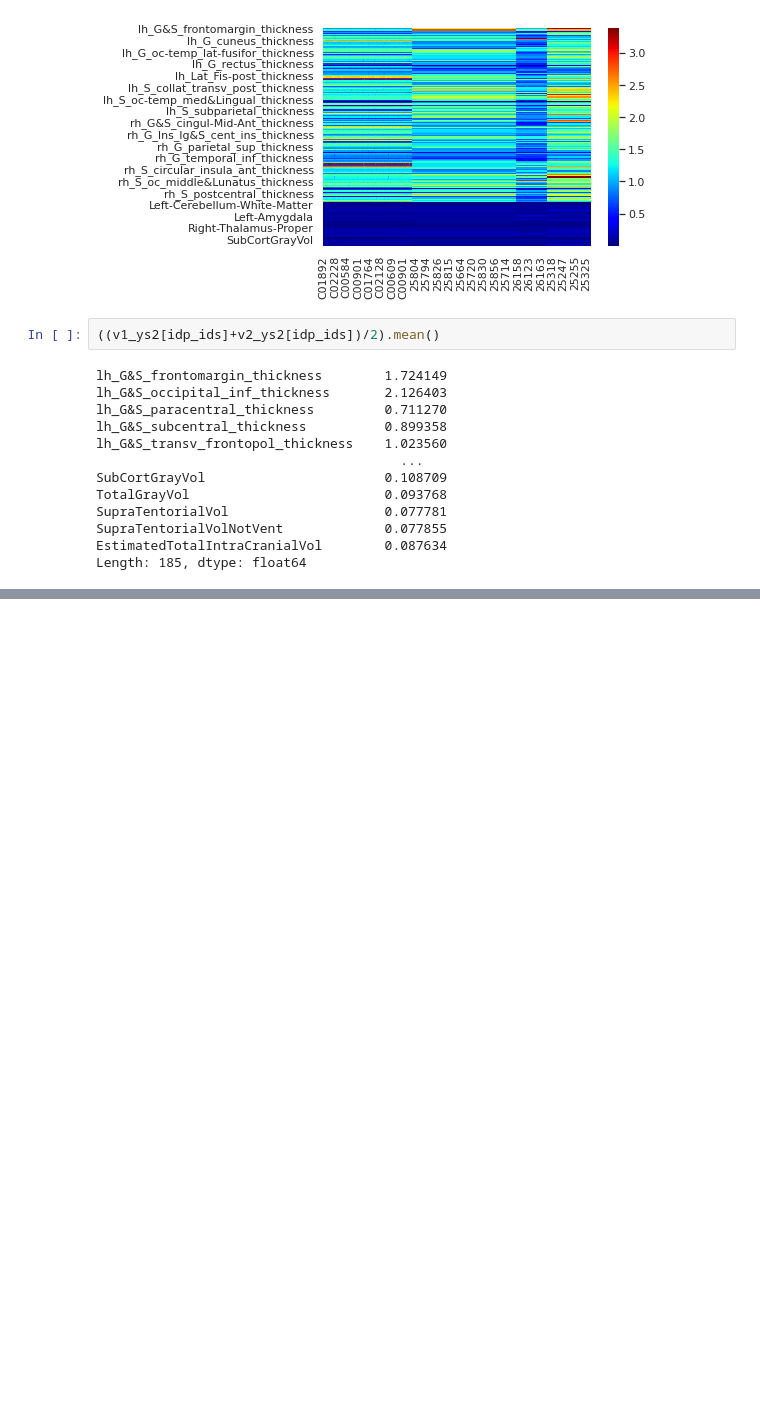
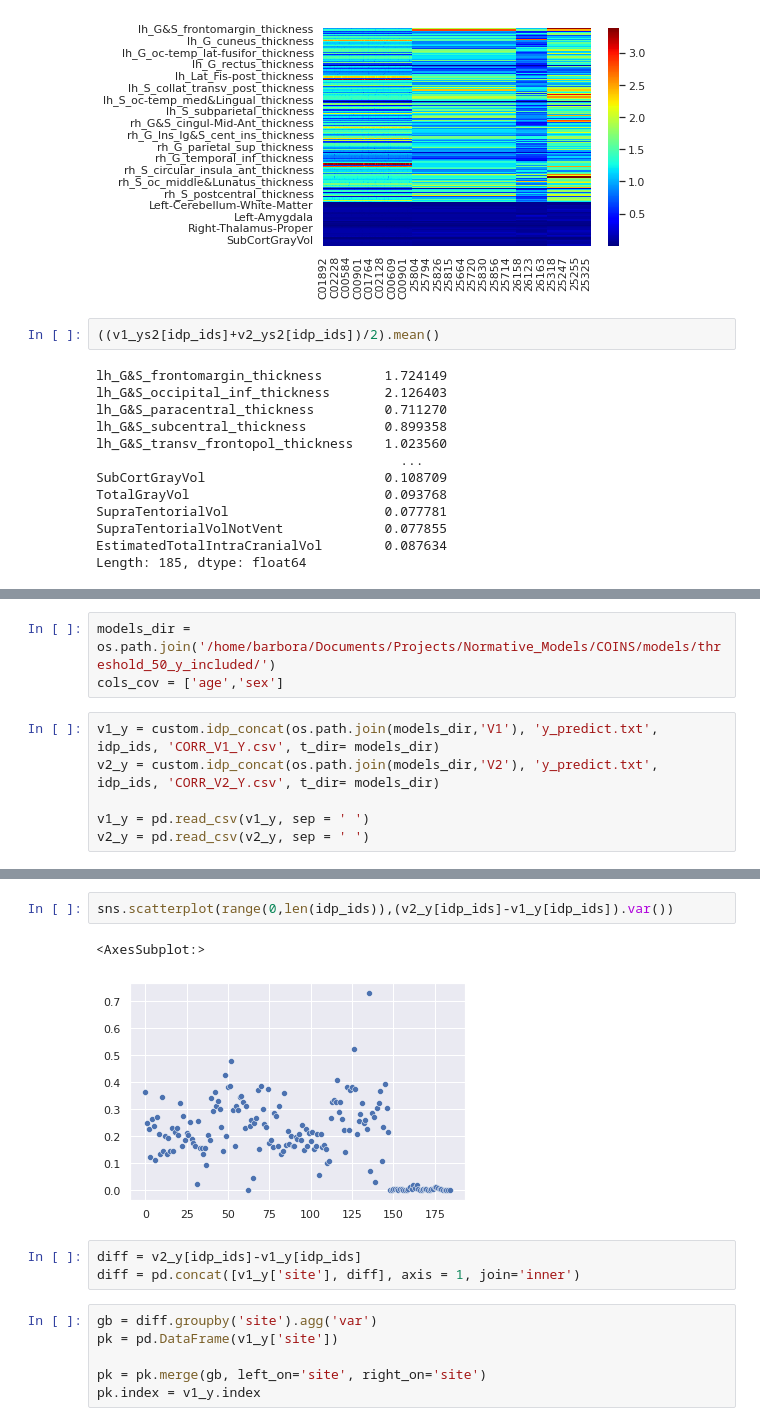
Before and after one commit to bbuckova/ESO_normative, a Jupyter notebook: CORR_data_normative.ipynb, the cells around one changed output, grey strips where cells are left out. Drawn from its saved outputs; the diff is of its cells as text; blank space fills up the shorter version.

```diff
--- a/CORR_data_normative.ipynb
+++ b/CORR_data_normative.ipynb
@@ -1024,0 +1052,9 @@ Length: 185, dtype: float64
+# %%
+models_dir = os.path.join('/home/barbora/Documents/Projects/Normative_Models/COINS/models/threshold_50_y_included/')
+cols_cov = ['age','sex']
+# %%
+v1_y = custom.idp_concat(os.path.join(models_dir,'V1'), 'y_predict.txt', idp_ids, 'CORR_V1_Y.csv', t_dir= models_dir)
+v2_y = custom.idp_concat(os.path.join(models_dir,'V2'), 'y_predict.txt', idp_ids, 'CORR_V2_Y.csv', t_dir= models_dir)
+
+v1_y = pd.read_csv(v1_y, sep = ' ')
+v2_y = pd.read_csv(v2_y, sep = ' ')
@@ -1024,0 +1106,14 @@ Length: 185, dtype: float64
+# %%
+sns.scatterplot(range(0,len(idp_ids)),(v2_y[idp_ids]-v1_y[idp_ids]).var())
+# %% [output]
+<AxesSubplot:>
+[figure, added]
+# %%
+diff = v2_y[idp_ids]-v1_y[idp_ids]
+diff = pd.concat([v1_y['site'], diff], axis = 1, join='inner')
+# %%
+gb = diff.groupby('site').agg('var')
+pk = pd.DataFrame(v1_y['site'])
+
+pk = pk.merge(gb, left_on='site', right_on='site')
+pk.index = v1_y.index
```
Also changed, not shown: parts of 9 cells of this notebook.
